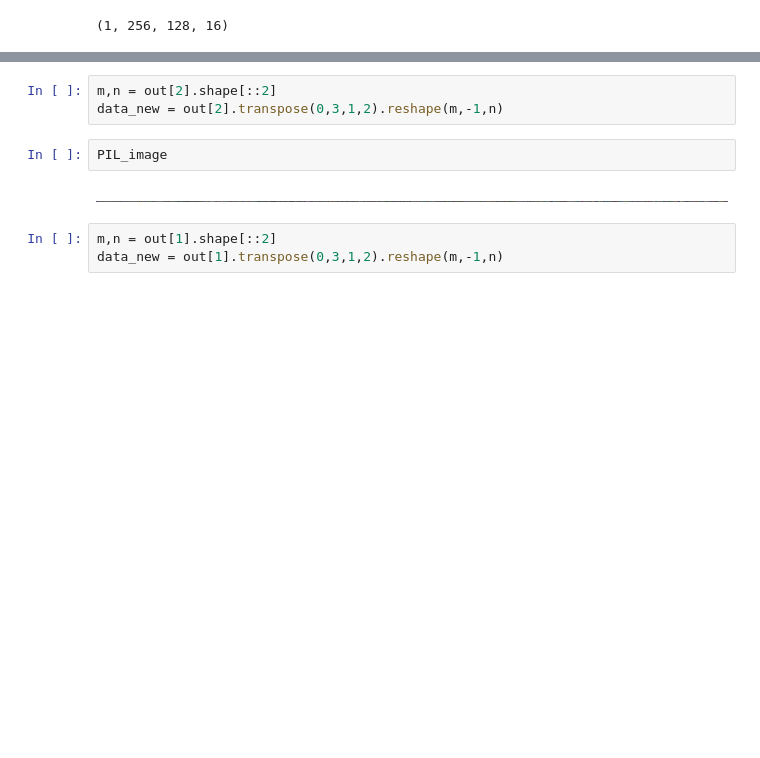
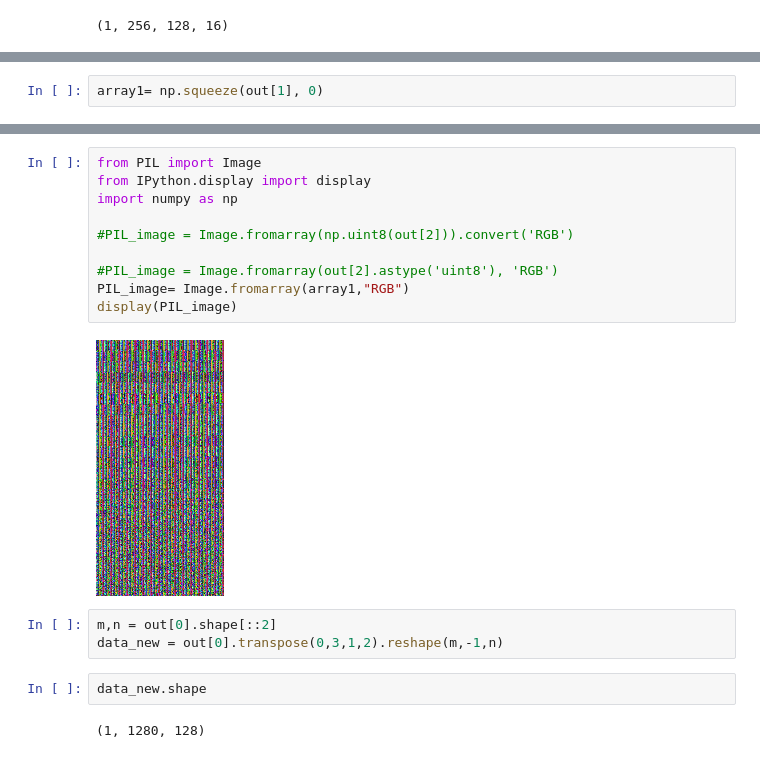
Before and after one commit to sangeetNSK/ChargridTF-GPU, a Jupyter notebook: Copy_of_ChargridTF.ipynb, the cells around one changed output, grey strips where cells are left out. Saved outputs shown, nothing was run; the diff lists cells and outputs as text; blank space fills up the shorter version.

```diff
--- a/Copy_of_ChargridTF.ipynb
+++ b/Copy_of_ChargridTF.ipynb
@@ -606,0 +631,2 @@ display(PIL_image)
+# %%
+array1= np.squeeze(out[1], 0)
@@ -607,13 +637,22 @@ display(PIL_image)
+# %%
+from PIL import Image
+from IPython.display import display
+import numpy as np
+
+#PIL_image = Image.fromarray(np.uint8(out[2])).convert('RGB')
+
+#PIL_image = Image.fromarray(out[2].astype('uint8'), 'RGB')
+PIL_image= Image.fromarray(array1,"RGB")
+display(PIL_image)
+# %% [output]
+[figure, added]
 # %%
-m,n = out[2].shape[::2]
-data_new = out[2].transpose(0,3,1,2).reshape(m,-1,n)
+m,n = out[0].shape[::2]
+data_new = out[0].transpose(0,3,1,2).reshape(m,-1,n)
-# %%
-PIL_image
-# %% [output]
-[figure, removed]
-# %%
-m,n = out[1].shape[::2]
-data_new = out[1].transpose(0,3,1,2).reshape(m,-1,n)
+# %%
+data_new.shape
+# %% [output]
+(1, 1280, 128)
 # %%
 from PIL import Image
 from IPython.display import display
```
Also changed, not shown: parts of 10 cells of this notebook.
